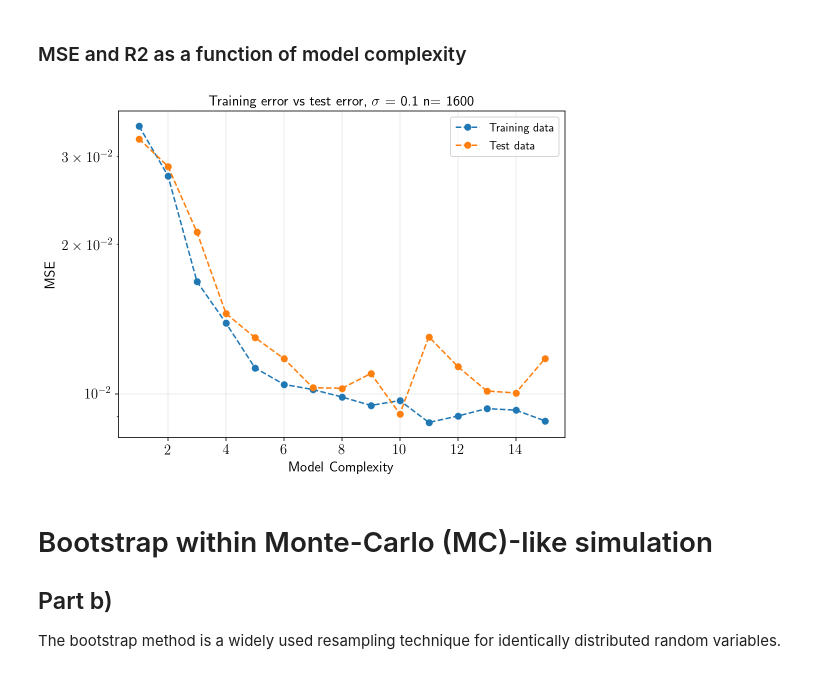
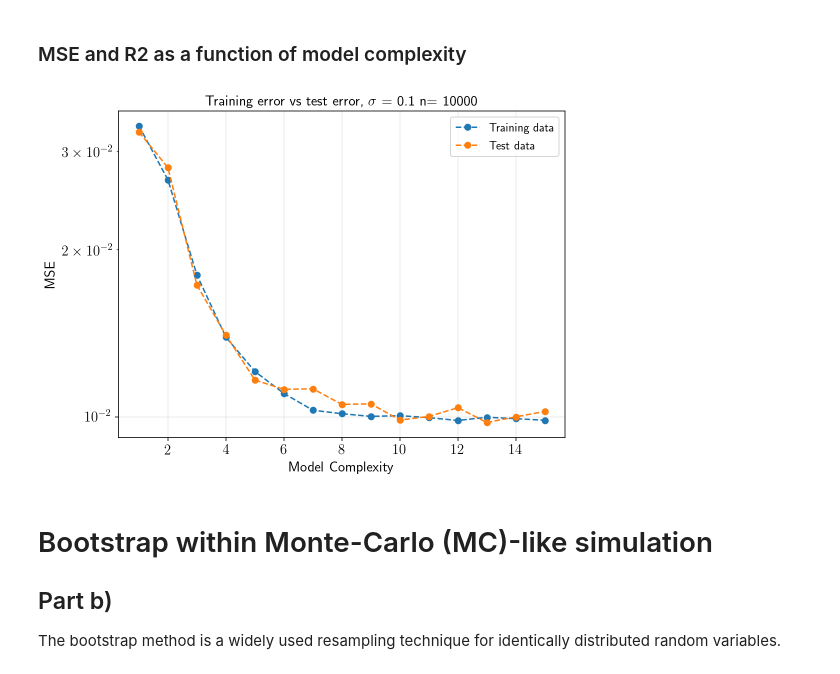
Before and after one commit to erikasan/fys-stk, a Jupyter notebook: project1/fysstk_p1_with_mylearn_oda.ipynb, the cells around one changed output. Drawn from its saved outputs; the diff is of its cells as text; code cells hidden in the pictures.

Commit message:
Added figure

```diff
--- a/project1/fysstk_p1_with_mylearn_oda.ipynb
+++ b/project1/fysstk_p1_with_mylearn_oda.ipynb
@@ -142,7 +142,7 @@ Test R2: 0.9640225549996584
 # Create data
 np.random.seed(40)
 
-n = 40         # n x n number of data points
+n = 100         # n x n number of data points
 sigma2 = 0.01   # irreducible error
 sigma = np.sqrt(sigma2)
 
@@ -177,35 +177,35 @@ for i, deg in enumerate(tqdm(degrees)):
     z_train_scaled, z_test_scaled = normalize_target(z_train, z_test)
 
     # Create linear regression object
     ols_linreg = LinearRegression(fit_intercept=True)
 
     # Train the model using the (scaled) training sets
     ols_linreg.fit(X_train_scaled, z_train_scaled)
     z_fit = ols_linreg.predict(X_train_scaled)
 
     # Make predictions using the test set
     z_pred = ols_linreg.predict(X_test_scaled)
 
     # Statistical metrics
     mse["train"][i] = ols_linreg.mse(X_train_scaled, z_train_scaled)
     mse["test"][i] = ols_linreg.mse(X_test_scaled, z_test_scaled)
     r2["train"][i] = ols_linreg.r2(X_train_scaled, z_train_scaled)
     r2["test"][i] = ols_linreg.r2(X_test_scaled, z_test_scaled)
 
 
 fig = plt.figure(figsize=(8,6))
 plt.plot(degrees, mse["train"], "o--", label="Training data")
 plt.plot(degrees, mse["test"], "o--", label="Test data")
 plt.xlabel("Model Complexity")
 plt.ylabel("MSE")
 plt.grid(alpha=0.3)
 plt.legend()
 plt.yscale('log')
 plt.title(r'Training error vs test error, $\sigma$ = %g n= %g' % (sigma, len(x)))
 plt.show()
-fig.savefig(fig_path("MSE_forced_overfit.png"), dpi=300, transparent=True)
+fig.savefig(fig_path("MSE_forced_overfit_highn.png"), dpi=300, transparent=True)
 # %% [output]
-[figure, old version]
+[figure, new version]
 # %% [markdown]
 # Bootstrap within Monte-Carlo (MC)-like simulation
 
```
Also changed, not shown: parts of 2 cells of this notebook, 2 other files.
